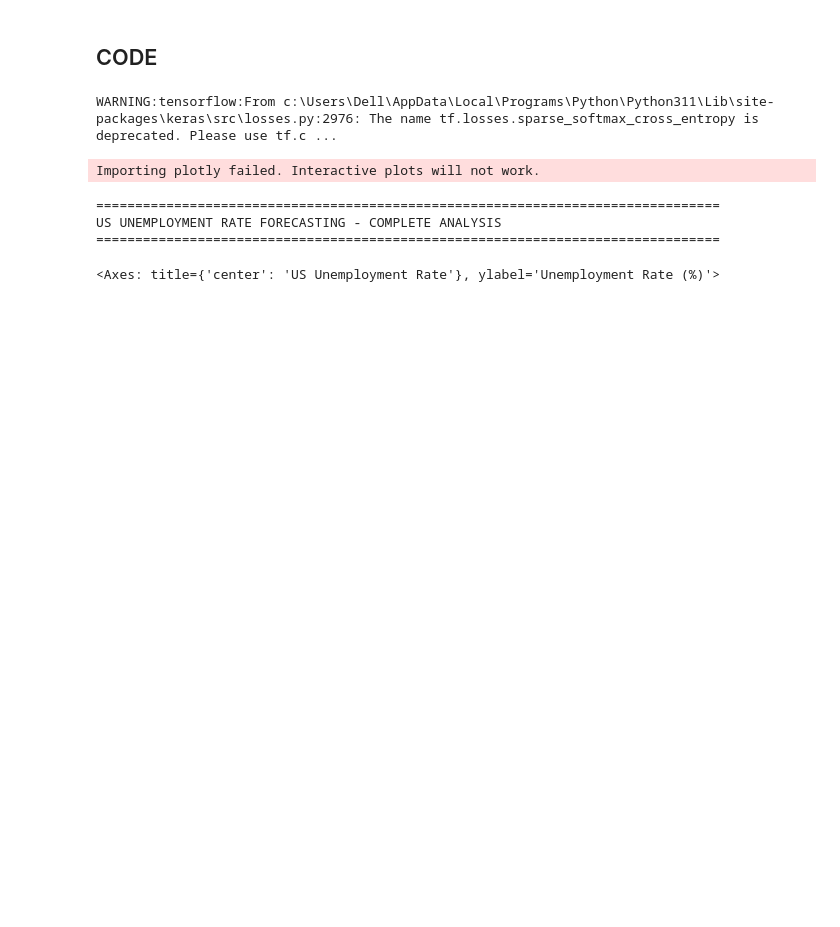
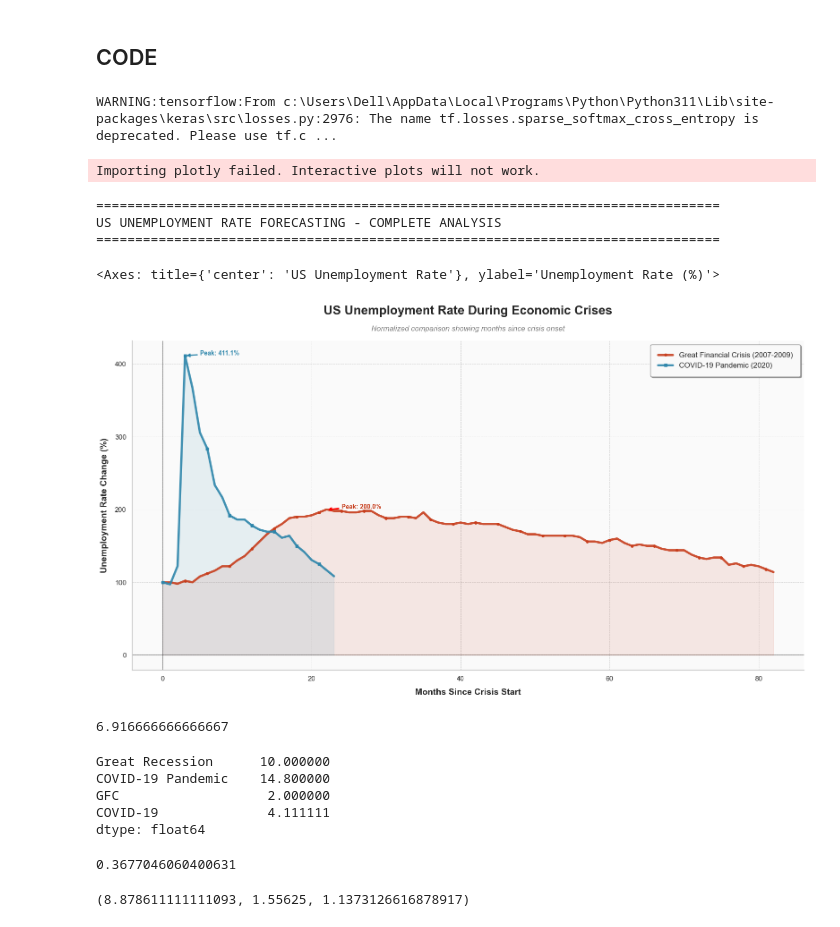
Before and after one commit to rafaelcattan/rafaelcattan.github.io, a Jupyter notebook: analysis/notebooks/data_analysis.ipynb, the cells around one changed output. Saved outputs shown, nothing was run; the diff lists cells and outputs as text; code cells hidden in the pictures; blank space fills up the shorter version.

```diff
--- a/analysis/notebooks/data_analysis.ipynb
+++ b/analysis/notebooks/data_analysis.ipynb
@@ -163,7 +163,12 @@ import seaborn as sns
 import matplotlib.pyplot as plt
 import seaborn as sns
 
+
 # Set modern style
+
+matplotlib.use('Agg')  # Non-interactive backend
+
+
 sns.set_style("whitegrid")
 sns.set_palette("husl")
 
@@ -267,37 +272,91 @@ ax.annotate(
 )
 
 covid_max_idx = (df_crisis['COVID-19']*100).idxmax()
 covid_max_val = (df_crisis['COVID-19']*100).max()
 ax.annotate(
     f'Peak: {covid_max_val:.1f}%',
     xy=(covid_max_idx, covid_max_val),
     xytext=(covid_max_idx+2, covid_max_val+1),
     fontsize=10,
     fontweight='bold',
     color='#2E86AB',
     arrowprops=dict(arrowstyle='->', color='#2E86AB', lw=2)
 )
 
 # Styling
 ax.spines['top'].set_visible(False)
 ax.spines['right'].set_visible(False)
 ax.spines['left'].set_linewidth(1.5)
 ax.spines['bottom'].set_linewidth(1.5)
 
 # Background
 ax.set_facecolor('#FAFAFA')
 fig.patch.set_facecolor('white')
 
 # Tick styling
 ax.tick_params(axis='both', which='major', labelsize=11, length=6, width=1.5)
 
+
+%matplotlib inline
 plt.tight_layout()
-plt.savefig('crisis_comparison_beautiful.png', dpi=300, bbox_inches='tight', facecolor='white')
+# plt.savefig('crisis_comparison_beautiful.png', dpi=300, bbox_inches='tight', facecolor='white')
 plt.show()
+plt.close()
 
-plt.savefig(
-    r'C:\Users\Dell\data_science\rafaelcattan.github.io\analysis\crisis_comparison.png',
-    dpi=300,
-    bbox_inches='tight',
-    facecolor='white'
-)
+# plt.savefig(
+#     r'C:\Users\Dell\data_science\rafaelcattan.github.io\analysis\crisis_comparison.png',
+#     dpi=300,
+#     bbox_inches='tight',
+#     facecolor='white'
+# )
+
+# print('ok')
+# %% [output]
+[figure, added]
+# %%
+# df_crisis = pd.DataFrame({'Great Recession': df[df['year_month'].between('2007-12-01', '2014-10-01')]['unemployment_rate'].reset_index(drop=True),
+#                           'COVID-19 Pandemic': df['unemployment_rate'][df.index[df['year_month'].between('2020-01-01', '2021-12-31')]].reset_index(drop=True)})
+
+
+
+df[df['year_month'].between('2007-12-01', '2014-10-01')]['unemployment_rate'].shape[0]/12
+# %% [output]
+6.916666666666667
+# %%
+df_crisis[~df_crisis['GFC'].isna()].max()
+# %% [output]
+Great Recession      10.000000
+COVID-19 Pandemic    14.800000
+GFC                   2.000000
+COVID-19              4.111111
+dtype: float64
+# %%
+df['unemployment_rate'].std()/df['unemployment_rate'].mean()
+# %% [output]
+0.3677046060400631
+# %%
+
+# NAIVE MASE CALCULATION WITH MEAN
+naive_mase_numerator = sum(abs(df['unemployment_rate'] - df['unemployment_rate'].mean()))/len(df)
+naive_mase_denominator = abs(df['unemployment_rate'] - df['unemployment_rate'].shift(1)).dropna().sum()/ (len(df)-1)
+
+baseline = naive_mase_numerator / naive_mase_denominator
+
+
+# NAIVE MASE CALCULATION WITH PAST 6 MONTHs
+naive_mase_numerator_6m = sum(abs(df['unemployment_rate'] - df['unemployment_rate'].rolling(window=6).mean()).dropna())/len(df)
+six_month_avg = naive_mase_numerator_6m / naive_mase_denominator
+
+
+# NAIVA ARIMA(1,0,0) MASE
+from statsmodels.tsa.arima.model import ARIMA
+model = ARIMA(df['unemployment_rate'], order=(1,0,0))
+model_fit = model.fit()
+arima_preds = model_fit.predict(start=1, end=len(df)-1)
+naive_mase_numerator_arima = sum(abs(df['unemployment_rate'][1:] - arima_preds))/len(arima_preds)
+arima_mase = naive_mase_numerator_arima / naive_mase_denominator
+
+
+baseline, six_month_avg, arima_mase
+# %% [output]
+(8.878611111111093, 1.55625, 1.1373126616878917)
```
Also changed, not shown: parts of 1 cell of this notebook, 1 other file.
